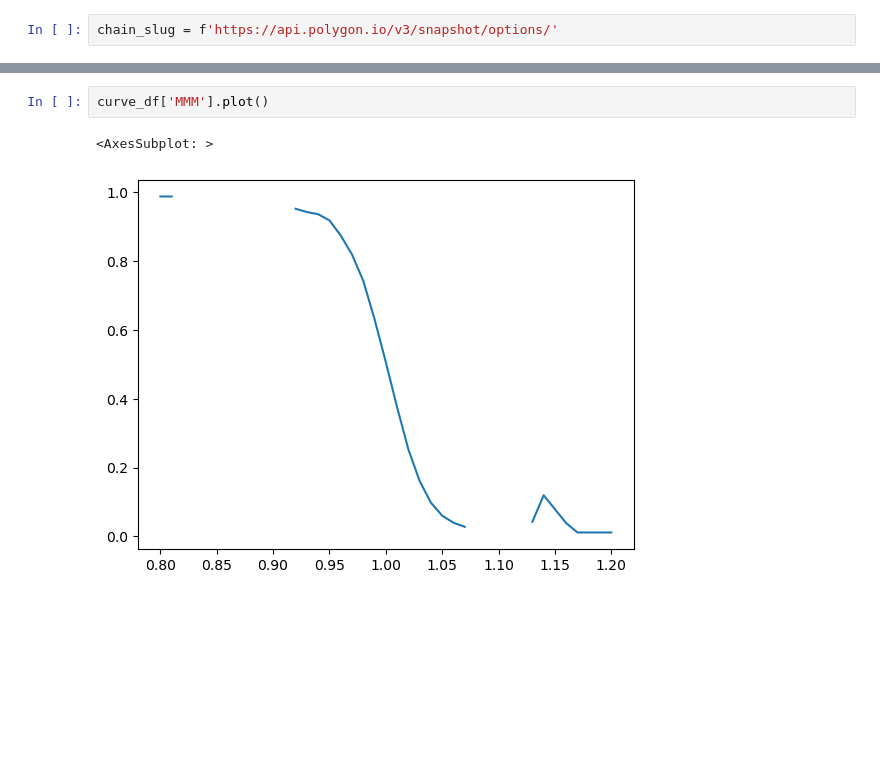
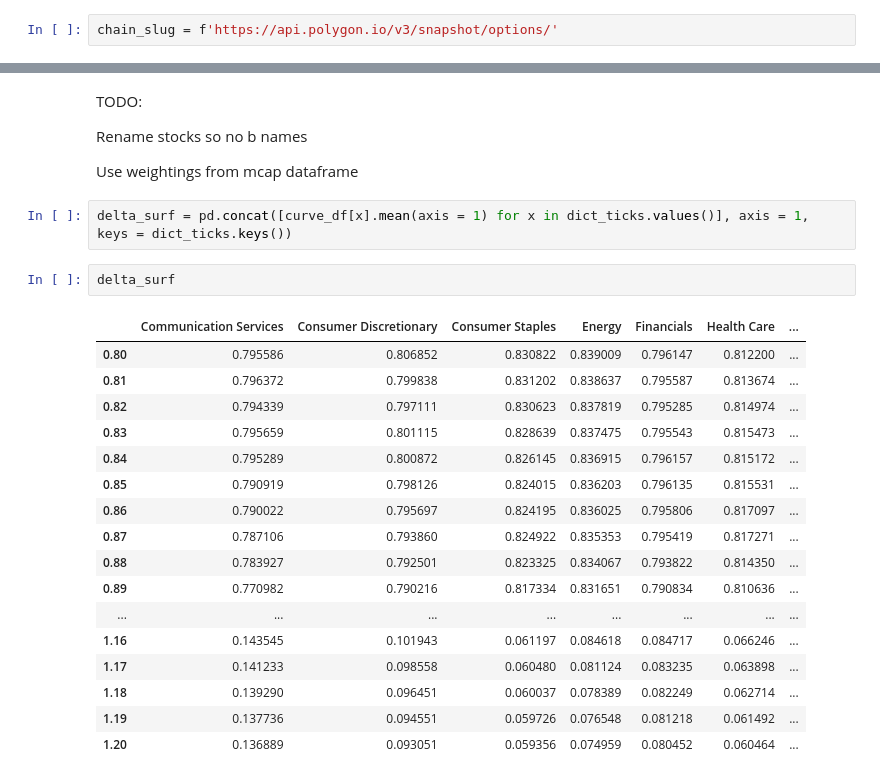
Before and after one commit to BenBowring/OptionSite, a Jupyter notebook: polygon_create.ipynb, the cells around one changed output, grey strips where cells are left out. Saved outputs shown, nothing was run; the diff lists cells and outputs as text; blank space fills up the shorter version.

```diff
--- a/polygon_create.ipynb
+++ b/polygon_create.ipynb
@@ -131,5 +176,28 @@ curve_df['AAPL'].plot()
-# %%
-curve_df['MMM'].plot()
-# %% [output]
-<AxesSubplot: >
-[figure, removed]
+# %% [markdown]
+TODO:
+
+Rename stocks so no b names
+
+Use weightings from mcap dataframe
+# %%
+delta_surf = pd.concat([curve_df[x].mean(axis = 1) for x in dict_ticks.values()], axis = 1, keys = dict_ticks.keys())
+# %%
+delta_surf
+# %% [output]
+|  | Communication Services | Consumer Discretionary | Consumer Staples | Energy | Financials | Health Care | ... |
+| 0.80 | 0.795586 | 0.806852 | 0.830822 | 0.839009 | 0.796147 | 0.812200 | ... |
+| 0.81 | 0.796372 | 0.799838 | 0.831202 | 0.838637 | 0.795587 | 0.813674 | ... |
+| 0.82 | 0.794339 | 0.797111 | 0.830623 | 0.837819 | 0.795285 | 0.814974 | ... |
+| 0.83 | 0.795659 | 0.801115 | 0.828639 | 0.837475 | 0.795543 | 0.815473 | ... |
+| 0.84 | 0.795289 | 0.800872 | 0.826145 | 0.836915 | 0.796157 | 0.815172 | ... |
+| 0.85 | 0.790919 | 0.798126 | 0.824015 | 0.836203 | 0.796135 | 0.815531 | ... |
+| 0.86 | 0.790022 | 0.795697 | 0.824195 | 0.836025 | 0.795806 | 0.817097 | ... |
+| 0.87 | 0.787106 | 0.793860 | 0.824922 | 0.835353 | 0.795419 | 0.817271 | ... |
+| 0.88 | 0.783927 | 0.792501 | 0.823325 | 0.834067 | 0.793822 | 0.814350 | ... |
+| 0.89 | 0.770982 | 0.790216 | 0.817334 | 0.831651 | 0.790834 | 0.810636 | ... |
+| ... | ... | ... | ... | ... | ... | ... | ... |
+| 1.16 | 0.143545 | 0.101943 | 0.061197 | 0.084618 | 0.084717 | 0.066246 | ... |
+| 1.17 | 0.141233 | 0.098558 | 0.060480 | 0.081124 | 0.083235 | 0.063898 | ... |
+| 1.18 | 0.139290 | 0.096451 | 0.060037 | 0.078389 | 0.082249 | 0.062714 | ... |
+| 1.19 | 0.137736 | 0.094551 | 0.059726 | 0.076548 | 0.081218 | 0.061492 | ... |
+| 1.20 | 0.136889 | 0.093051 | 0.059356 | 0.074959 | 0.080452 | 0.060464 | ... |
```
Also changed, not shown: parts of 19 cells of this notebook, 6 other files.
